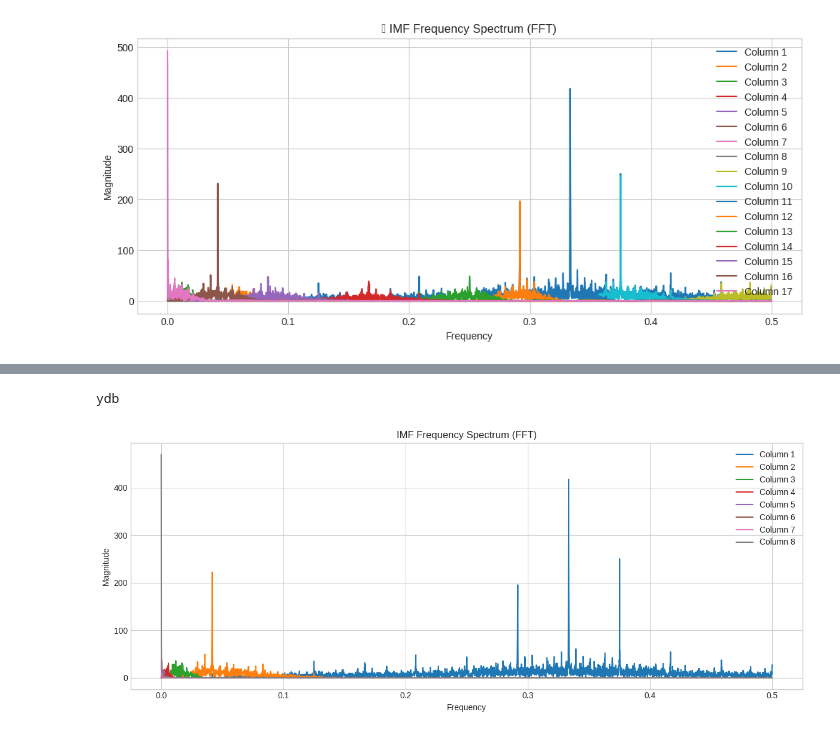
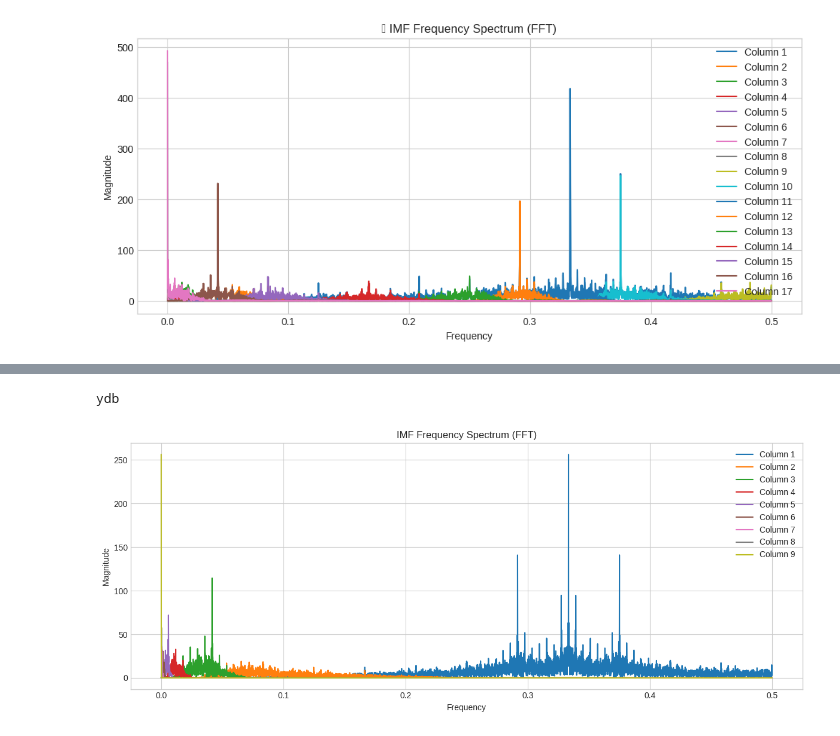
Before and after one commit to byyeori/draft, a Jupyter notebook: imf_eda.ipynb, the cells around one changed output, grey strips where cells are left out. Saved outputs shown, nothing was run; the diff lists cells and outputs as text; code cells hidden in the pictures.

```diff
--- a/imf_eda.ipynb
+++ b/imf_eda.ipynb
@@ -219,31 +204,33 @@ kdy
 # %%
 USER_NAME = input()
-DATA_PATH = os.path.join("results", f"IMFs_{USER_NAME.lower()}.csv")
+DATA_PATH = os.path.join(f"IMFs_{USER_NAME.lower()}.csv")
 
 from scipy.fft import fft, fftfreq
 import matplotlib.pyplot as plt
 import numpy as np
 
+
+df = pd.read_csv(DATA_PATH)
 # IMF별 주파수 분석 (마지막 9개 제외)
 plt.figure(figsize=(12, 5))
 
 imf_columns = df.columns[:-9]   # 마지막 9개 제외한 IMF들만 선택
 
 for col in imf_columns:
     y = df[col].values
     mag = np.abs(fft(y))
     freq = fftfreq(len(y))
 
     # 양의 주파수 영역만 플롯
     half = len(freq) // 2
     plt.plot(freq[:half], mag[:half], label=col)
 
 plt.title("IMF Frequency Spectrum (FFT)")
 plt.xlabel("Frequency")
 plt.ylabel("Magnitude")
 plt.legend()
 plt.tight_layout()
 plt.show()
 # %% [output]
 ydb
-[figure, old version]
+[figure, new version]
```
Also changed, not shown: parts of 5 cells of this notebook, 37 other files.
